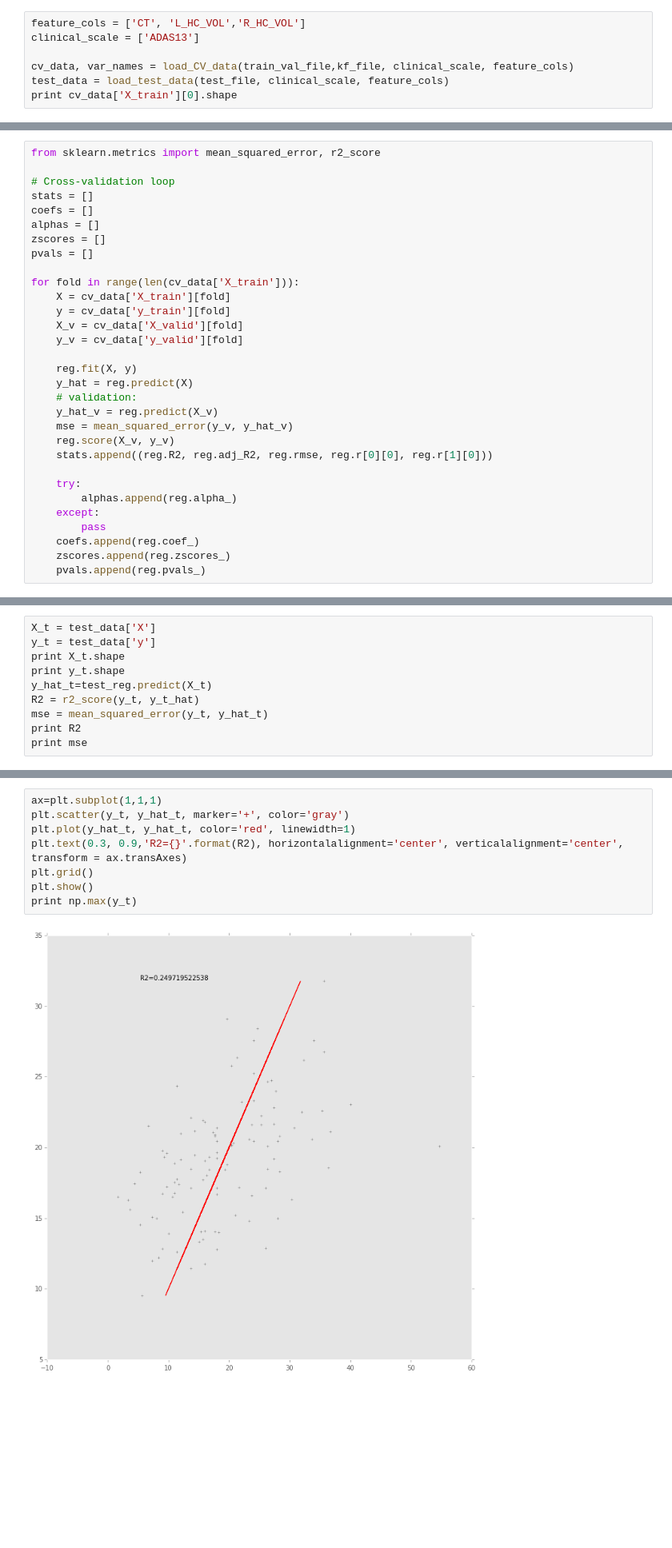
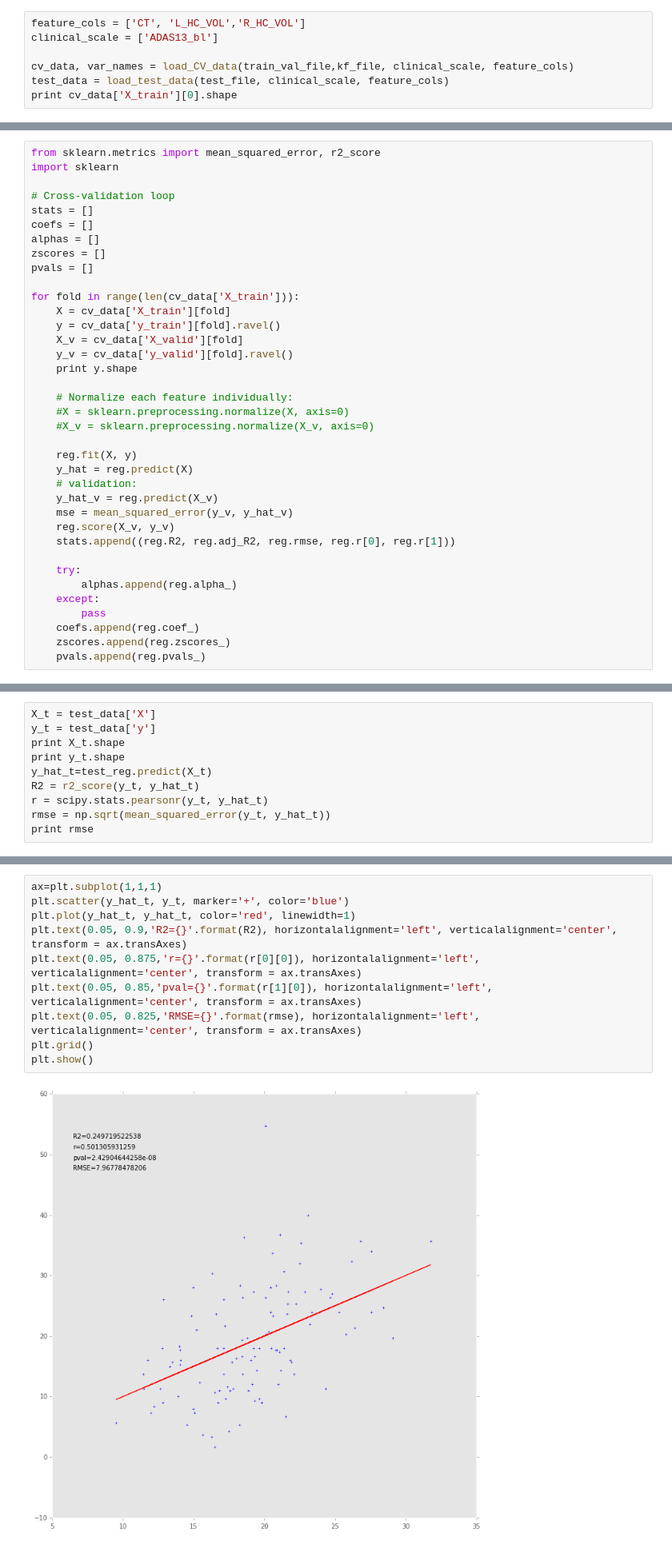
Before and after one commit to TIGRLab/NI-ML, a Jupyter notebook: models/notebooks/MMRegression/Regression_All_CT_HC_VOL.ipynb, the cells around one changed output, grey strips where cells are left out. Shown: that part at 80% size. Drawn from its saved outputs; the diff is of its cells as text; blank space fills up the shorter version.

```diff
--- a/models/notebooks/MMRegression/Regression_All_CT_HC_VOL.ipynb
+++ b/models/notebooks/MMRegression/Regression_All_CT_HC_VOL.ipynb
@@ -61,7 +61,7 @@ def load_test_data(in_file, clinical_scale, feature_cols):
     return {'X':X, 'y':y}
 # %%
 feature_cols = ['CT', 'L_HC_VOL','R_HC_VOL']
-clinical_scale = ['ADAS13']
+clinical_scale = ['ADAS13_bl']
 
 cv_data, var_names = load_CV_data(train_val_file,kf_file, clinical_scale, feature_cols)
 test_data = load_test_data(test_file, clinical_scale, feature_cols)
@@ -140,6 +140,7 @@ print N, P
 59 76
 # %%
 from sklearn.metrics import mean_squared_error, r2_score
+import sklearn
 
 # Cross-validation loop
 stats = []
@@ -150,9 +151,14 @@ pvals = []
 
 for fold in range(len(cv_data['X_train'])):
     X = cv_data['X_train'][fold]
-    y = cv_data['y_train'][fold]
+    y = cv_data['y_train'][fold].ravel()
     X_v = cv_data['X_valid'][fold]
-    y_v = cv_data['y_valid'][fold]
+    y_v = cv_data['y_valid'][fold].ravel()
+    print y.shape
+
+    # Normalize each feature individually:
+    #X = sklearn.preprocessing.normalize(X, axis=0)
+    #X_v = sklearn.preprocessing.normalize(X_v, axis=0)
 
     reg.fit(X, y)
     y_hat = reg.predict(X)
@@ -160,7 +166,7 @@ for fold in range(len(cv_data['X_train'])):
     y_hat_v = reg.predict(X_v)
     mse = mean_squared_error(y_v, y_hat_v)
     reg.score(X_v, y_v)
-    stats.append((reg.R2, reg.adj_R2, reg.rmse, reg.r[0][0], reg.r[1][0]))
+    stats.append((reg.R2, reg.adj_R2, reg.rmse, reg.r[0], reg.r[1]))
 
     try:
         alphas.append(reg.alpha_)
@@ -251,10 +268,10 @@ y_t = test_data['y']
 print X_t.shape
 print y_t.shape
 y_hat_t=test_reg.predict(X_t)
-R2 = r2_score(y_t, y_t_hat)
-mse = mean_squared_error(y_t, y_hat_t)
-print R2
-print mse
+R2 = r2_score(y_t, y_hat_t)
+r = scipy.stats.pearsonr(y_t, y_hat_t)
+rmse = np.sqrt(mean_squared_error(y_t, y_hat_t))
+print rmse
 # %% [output]
 (110, 76)
 (110, 1)
@@ -263,10 +279,12 @@ print mse
 # %%
 ax=plt.subplot(1,1,1)
-plt.scatter(y_t, y_hat_t, marker='+', color='gray')
+plt.scatter(y_hat_t, y_t, marker='+', color='blue')
 plt.plot(y_hat_t, y_hat_t, color='red', linewidth=1)
-plt.text(0.3, 0.9,'R2={}'.format(R2), horizontalalignment='center', verticalalignment='center', transform = ax.transAxes)
+plt.text(0.05, 0.9,'R2={}'.format(R2), horizontalalignment='left', verticalalignment='center', transform = ax.transAxes)
+plt.text(0.05, 0.875,'r={}'.format(r[0][0]), horizontalalignment='left', verticalalignment='center', transform = ax.transAxes)
+plt.text(0.05, 0.85,'pval={}'.format(r[1][0]), horizontalalignment='left', verticalalignment='center', transform = ax.transAxes)
+plt.text(0.05, 0.825,'RMSE={}'.format(rmse), horizontalalignment='left', verticalalignment='center', transform = ax.transAxes)
 plt.grid()
 plt.show()
-print np.max(y_t)
 # %% [output]
-[figure, old version]
+[figure, new version]
```
Also changed, not shown: parts of 4 cells of this notebook, 2 other files.
